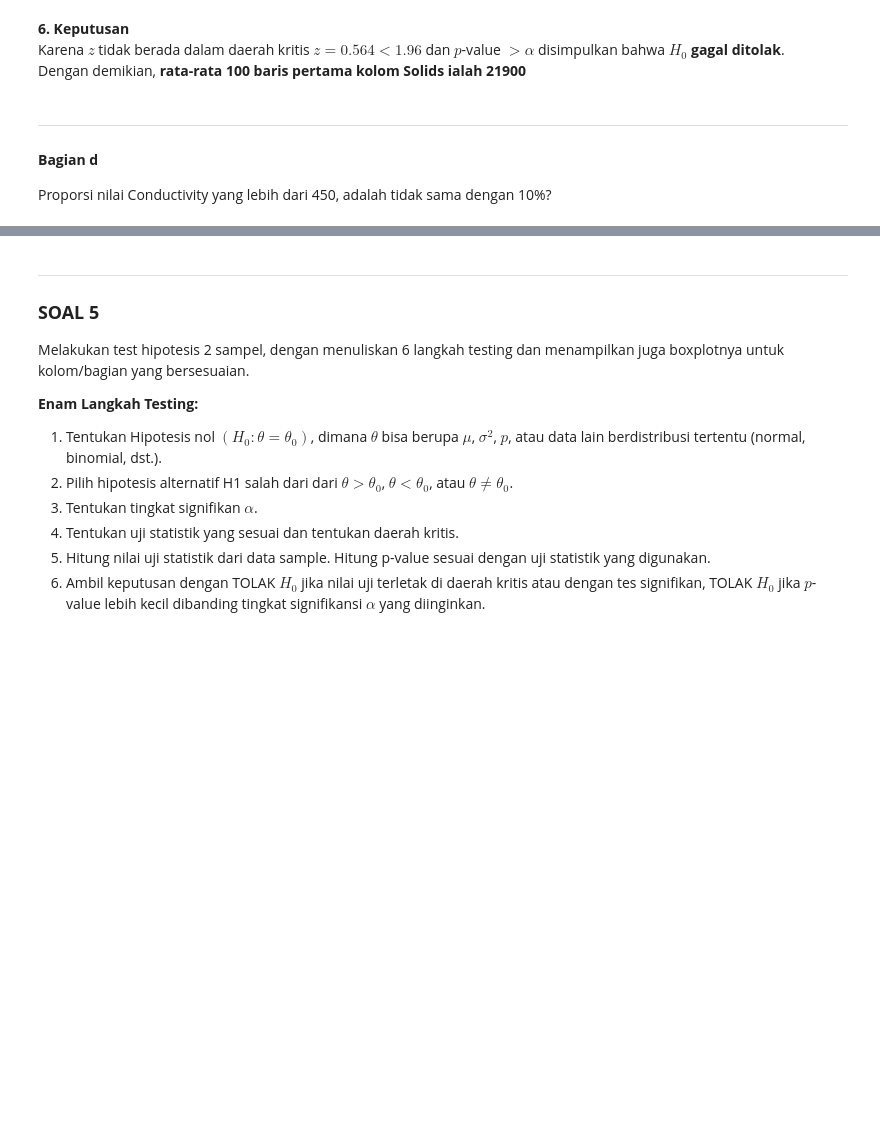
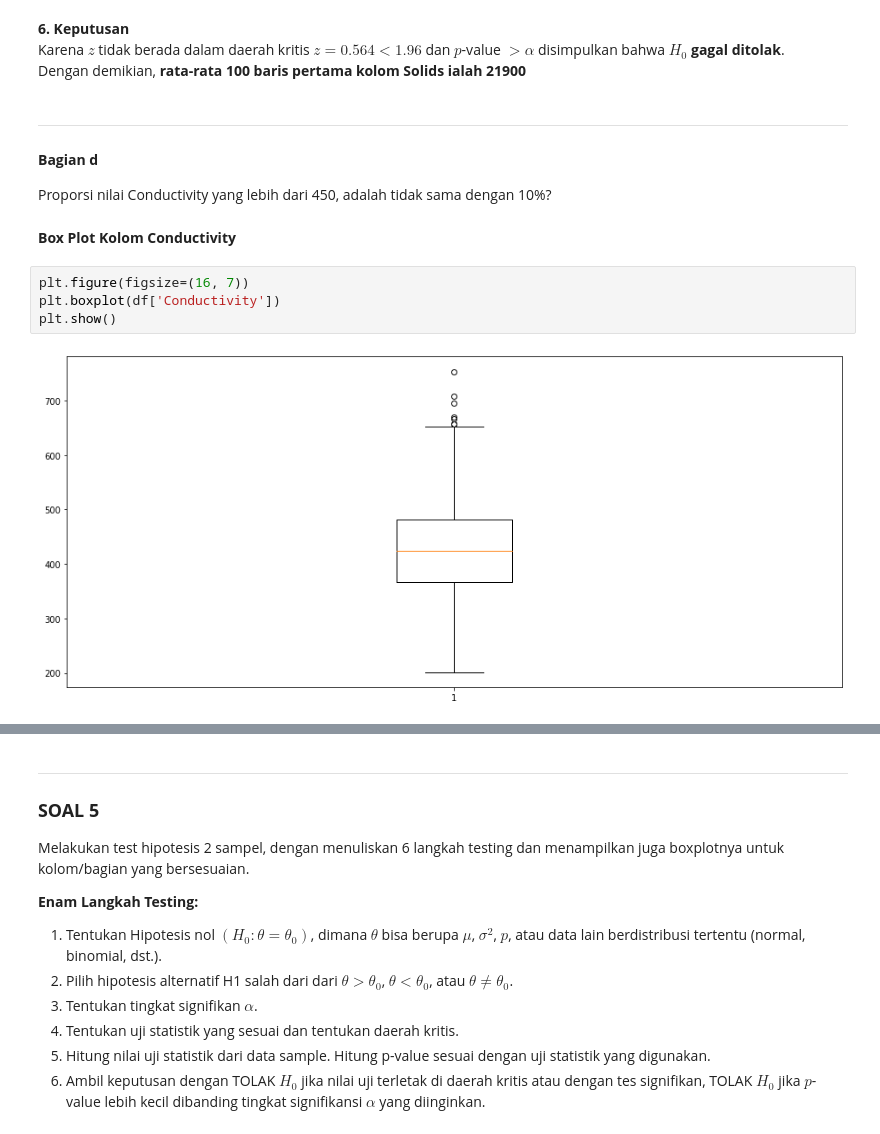
Before and after one commit to firizky29/probability-and-statistics-analysis, a Jupyter notebook: src/main.ipynb, the cells around one changed output, grey strips where cells are left out. Drawn from its saved outputs; the diff is of its cells as text; blank space fills up the shorter version.

```diff
--- a/src/main.ipynb
+++ b/src/main.ipynb
@@ -660,5 +659,12 @@ Dengan demikian, **rata-rata 100 baris pertama kolom Solids ialah 21900**
 # %% [markdown]
 ***
 #### **Bagian d**
-Proporsi nilai Conductivity yang lebih dari 450, adalah tidak sama dengan
-10%?
+Proporsi nilai Conductivity yang lebih dari 450, adalah tidak sama dengan 10%?
+# %% [markdown]
+**Box Plot Kolom Conductivity**
+# %%
+plt.figure(figsize=(16, 7))
+plt.boxplot(df['Conductivity'])
+plt.show()
+# %% [output]
+[figure, added]
```
Also changed, not shown: parts of 16 cells of this notebook.
